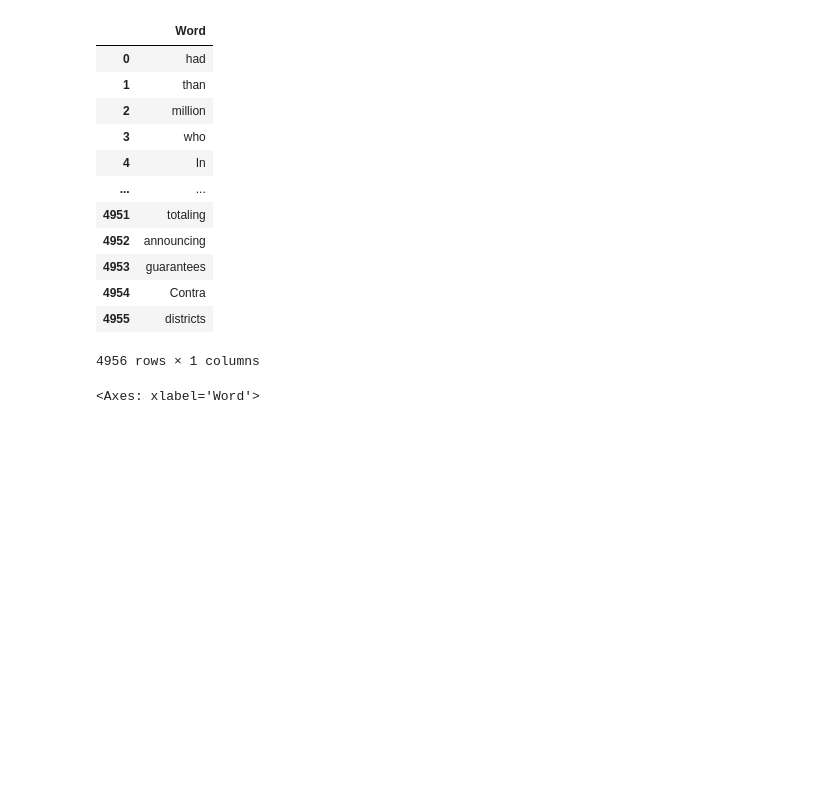
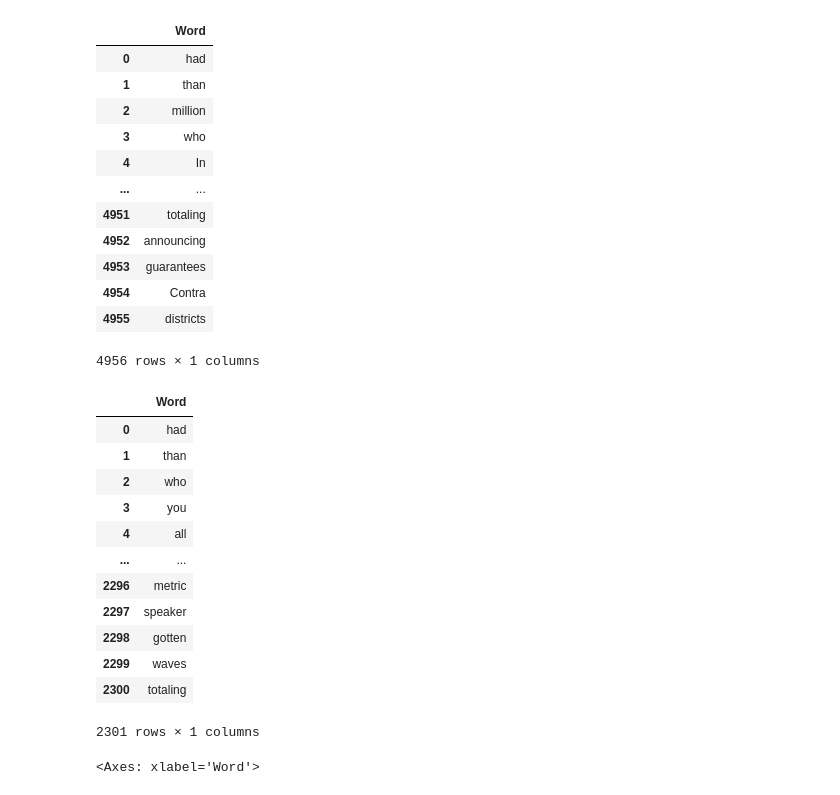
Before and after one commit to Nukutyn/PyProj, a Jupyter notebook: HW/DSISHW.ipynb, the cells around one changed output. Cells and saved outputs as stored; diff of their text form; code cells hidden in the pictures; blank space fills up the shorter version.

```diff
--- a/HW/DSISHW.ipynb
+++ b/HW/DSISHW.ipynb
@@ -253,18 +324,18 @@ BarAlf.plot(kind="bar", y="CSign", x="NSign", rot=6, fontsize=10, figsize=(15,10
 <Axes: xlabel='NSign'>
 [figure]
 # %%
-MyWord = ['password','love','man','woman', 'you','qwerty','superman','sexy','football','baseball','monkey','luck','kill']
-MyWordVal=[]
+my_word_for_analysis = ['password','love','man','woman', 'you','qwerty','superman','sexy','football','baseball','monkey','luck','kill']
+my_word_for_analysis_val=[]
 
-for i in range(len(MyWord)): MyWordVal.append(0)
+for i in range(len(my_word_for_analysis)): my_word_for_analysis_val.append(0)
 
 for k in arr.Password:
-    for word in MyWord:
+    for word in my_word_for_analysis:
         if isinstance(k, Iterable) and word in k.lower():
-            MyWordVal[MyWord.index(word)]+=1
+            my_word_for_analysis_val[my_word_for_analysis.index(word)]+=1
 
-for i in MyWord:
-    print(i, MyWordVal[MyWord.index(i)])
+for i in my_word_for_analysis:
+    print(i, my_word_for_analysis_val[my_word_for_analysis.index(i)])
 # %% [output]
 password 4687
 love 206789
@@ -280,8 +351,8 @@ monkey 7623
 luck 7585
 kill 13773
 # %%
-EnglWord10 = pd.read_excel('10000eng.xlsx')
-EnglWord10
+eng_ten_word = pd.read_excel('10000eng.xlsx')
+eng_ten_word
 # %% [output]
 |  | Word |
 | 0 | had |
@@ -319 +389,17 @@ EnglWord10=EnglWord10.drop(delpos).reset_index(drop=True)
+# %%
+eng_ten_word
+# %% [output]
+|  | Word |
+| 0 | had |
+| 1 | than |
+| 2 | who |
+| 3 | you |
+| 4 | all |
+| ... | ... |
+| 2296 | metric |
+| 2297 | speaker |
+| 2298 | gotten |
+| 2299 | waves |
+| 2300 | totaling |
+2301 rows × 1 columns
 # %%
```
Also changed, not shown: parts of 54 cells of this notebook.
